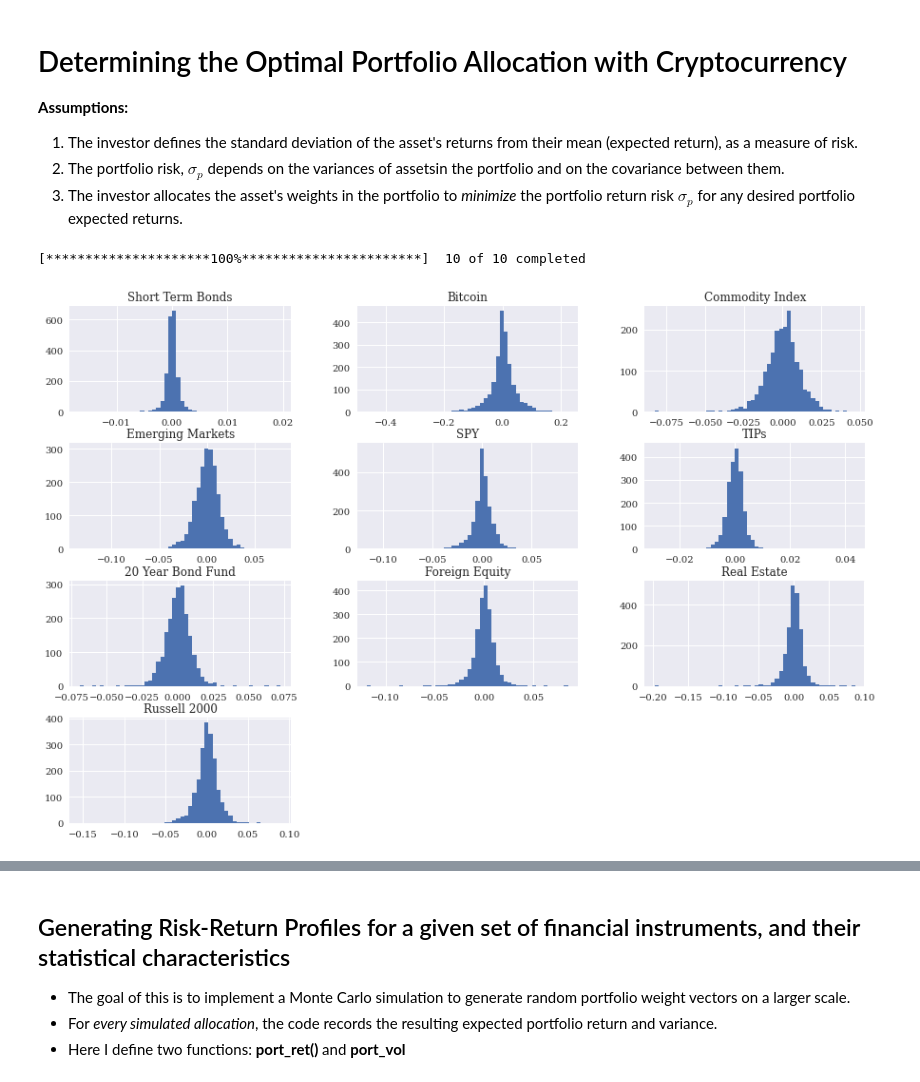
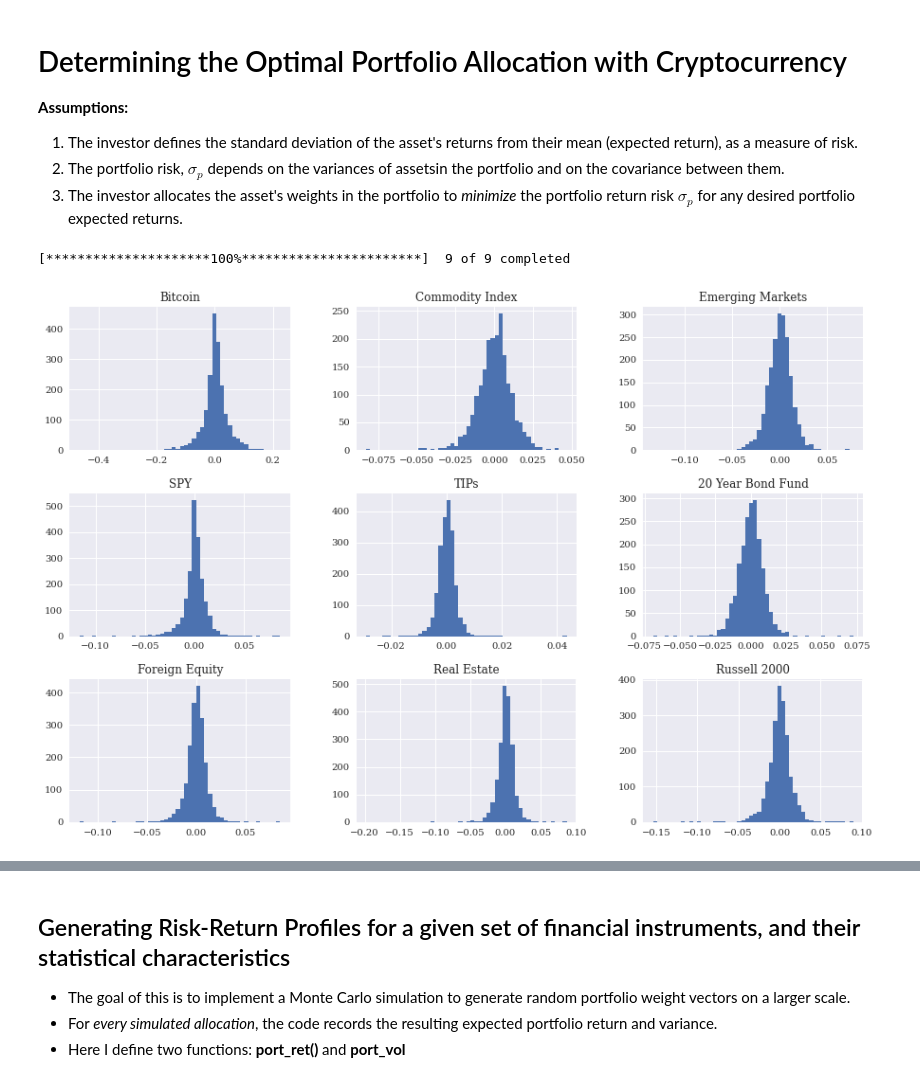
Before and after one commit to dcstein22/economics, a Jupyter notebook: Tech_Presentation.ipynb, the cells around one changed output, grey strips where cells are left out. Cells and saved outputs as stored; diff of their text form; code cells hidden in the pictures.

```diff
--- a/Tech_Presentation.ipynb
+++ b/Tech_Presentation.ipynb
@@ -22,21 +22,21 @@ mpl.rcParams['font.family'] = 'serif'
 # %%
 # Fetching Data
 
-tickers = "SPY ^RUT BTC-USD EEM TIP VEA TLT BSV DBC VGSLX"
+tickers = "SPY ^RUT BTC-USD EEM TIP VEA TLT DBC VGSLX"
 start = "2010-01-01"
 end = "2022-09-01"
 adj_close = pd.DataFrame(yf.download(tickers, start, end)["Adj Close"])
 adj_close.dropna(inplace = True)
-adj_close.columns = ["Short Term Bonds", "Bitcoin", "Commodity Index", "Emerging Markets","SPY", "TIPs", "20 Year Bond Fund", "Foreign Equity", "Real Estate", "Russell 2000"]
+adj_close.columns = ["Bitcoin", "Commodity Index", "Emerging Markets","SPY", "TIPs", "20 Year Bond Fund", "Foreign Equity", "Real Estate", "Russell 2000"]
 # %% [output]
-[*********************100%***********************]  10 of 10 completed
+[*********************100%***********************]  9 of 9 completed
 # %%
 log_returns = np.log(adj_close/adj_close.shift(1))
 log_returns.dropna(inplace = True)
 log_returns.hist(bins = 50, figsize = (15,10))
-noa = 10
+noa = 9
 # %% [output]
-[figure, old version]
+[figure, new version]
 # %%
 plt.figure(figsize = (15,10))
 log_returns.cumsum().apply(np.exp).plot(figsize = (15,10))
```
Also changed, not shown: parts of 9 cells of this notebook.
